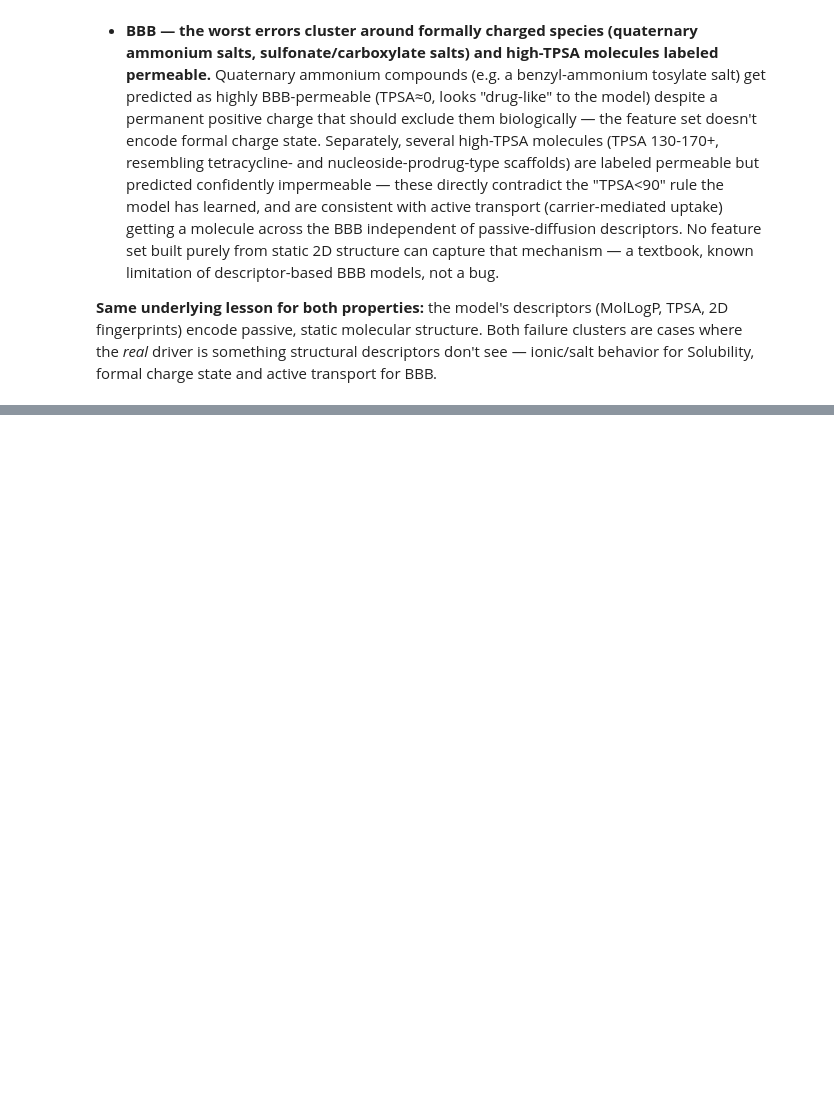
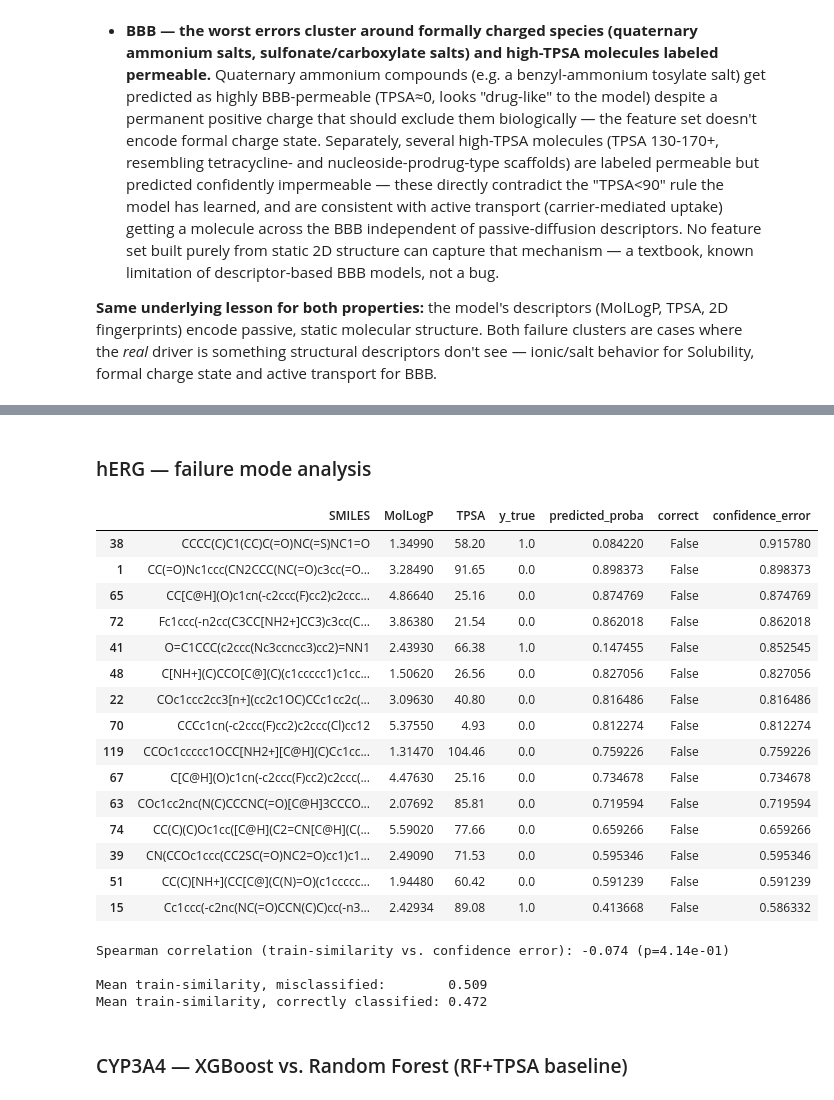
Before and after one commit to tuhinc5203/admet-property-prediction, a Jupyter notebook: Model_Improvement.ipynb, the cells around one changed output, grey strips where cells are left out. Drawn from its saved outputs; the diff is of its cells as text; code cells hidden in the pictures; blank space fills up the shorter version.

```diff
--- a/Model_Improvement.ipynb
+++ b/Model_Improvement.ipynb
@@ -913,0 +986,18 @@ Mean train-similarity, correctly classified: 0.415
+# %%
+xgb_herg_search = RandomizedSearchCV(
+    estimator=XGBClassifier(scale_pos_weight=scale_pos_weight_herg, random_state=42),
+    param_distributions=xgb_param_grid,
+    n_iter=15,
+    cv=GroupKFold(n_splits=5),
+    scoring=proba_roc_auc,
+    random_state=42,
+    n_jobs=-1,
+)
+xgb_herg_search.fit(X_herg_train, y_herg_train, groups=herg_groups)
+
+print(f"Best CV ROC-AUC: {xgb_herg_search.best_score_:.3f}")
+print(f"Best params: {xgb_herg_search.best_params_}")
+
+xgb_herg_tuned_metrics = evaluate_classification(xgb_herg_search.best_estimator_, X_herg_test, y_herg_test)
+compare_metrics('hERG: Week 2 RF -> tuned XGBoost', WEEK2_BASELINE['hERG'], xgb_herg_tuned_metrics)
+compare_metrics('hERG: tuned RF -> tuned XGBoost', rf_herg_tuned_metrics, xgb_herg_tuned_metrics)
@@ -913,0 +1041,54 @@ Mean train-similarity, correctly classified: 0.415
+# %% [markdown]
+### hERG — failure mode analysis
+# %%
+herg_model = xgb_herg_search.best_estimator_
+herg_proba = herg_model.predict_proba(X_herg_test)[:, 1]
+herg_pred = (herg_proba >= 0.5).astype(int)
+herg_correct = (herg_pred == y_herg_test)
+
+# "Confidence error": distance from the correct answer -- 0 for a confident
+# correct call, close to 1 for a confident wrong call.
+herg_conf_error = np.where(y_herg_test == 1, 1 - herg_proba, herg_proba)
+
+herg_fail_df = pd.DataFrame({
+    'SMILES': herg_test_df['Drug'].values,
+    'MolLogP': X_herg_test['MolLogP'].values,
+    'TPSA': X_herg_test['TPSA'].values,
+    'y_true': y_herg_test,
+    'predicted_proba': herg_proba,
+    'correct': herg_correct,
+    'confidence_error': herg_conf_error,
+})
+herg_fail_df.sort_values('confidence_error', ascending=False).head(15)
+# %% [output]
+|  | SMILES | MolLogP | TPSA | y_true | predicted_proba | correct | confidence_error |
+| 38 | CCCC(C)C1(CC)C(=O)NC(=S)NC1=O | 1.34990 | 58.20 | 1.0 | 0.084220 | False | 0.915780 |
+| 1 | CC(=O)Nc1ccc(CN2CCC(NC(=O)c3cc(=O... | 3.28490 | 91.65 | 0.0 | 0.898373 | False | 0.898373 |
+| 65 | CC[C@H](O)c1cn(-c2ccc(F)cc2)c2ccc... | 4.86640 | 25.16 | 0.0 | 0.874769 | False | 0.874769 |
+| 72 | Fc1ccc(-n2cc(C3CC[NH2+]CC3)c3cc(C... | 3.86380 | 21.54 | 0.0 | 0.862018 | False | 0.862018 |
+| 41 | O=C1CCC(c2ccc(Nc3ccncc3)cc2)=NN1 | 2.43930 | 66.38 | 1.0 | 0.147455 | False | 0.852545 |
+| 48 | C[NH+](C)CCO[C@](C)(c1ccccc1)c1cc... | 1.50620 | 26.56 | 0.0 | 0.827056 | False | 0.827056 |
+| 22 | COc1ccc2cc3[n+](cc2c1OC)CCc1cc2c(... | 3.09630 | 40.80 | 0.0 | 0.816486 | False | 0.816486 |
+| 70 | CCCc1cn(-c2ccc(F)cc2)c2ccc(Cl)cc12 | 5.37550 | 4.93 | 0.0 | 0.812274 | False | 0.812274 |
+| 119 | CCOc1ccccc1OCC[NH2+][C@H](C)Cc1cc... | 1.31470 | 104.46 | 0.0 | 0.759226 | False | 0.759226 |
+| 67 | C[C@H](O)c1cn(-c2ccc(F)cc2)c2ccc(... | 4.47630 | 25.16 | 0.0 | 0.734678 | False | 0.734678 |
+| 63 | COc1cc2nc(N(C)CCCNC(=O)[C@H]3CCCO... | 2.07692 | 85.81 | 0.0 | 0.719594 | False | 0.719594 |
+| 74 | CC(C)(C)Oc1cc([C@H](C2=CN[C@H](C(... | 5.59020 | 77.66 | 0.0 | 0.659266 | False | 0.659266 |
+| 39 | CN(CCOc1ccc(CC2SC(=O)NC2=O)cc1)c1... | 2.49090 | 71.53 | 0.0 | 0.595346 | False | 0.595346 |
+| 51 | CC(C)[NH+](CC[C@](C(N)=O)(c1ccccc... | 1.94480 | 60.42 | 0.0 | 0.591239 | False | 0.591239 |
+| 15 | Cc1ccc(-c2nc(NC(=O)CCN(C)C)cc(-n3... | 2.42934 | 89.08 | 1.0 | 0.413668 | False | 0.586332 |
+# %%
+herg_nn_sim = nn_tanimoto_similarity(X_herg_test[herg_fp_cols], X_herg_train[herg_fp_cols])
+
+corr, pval = spearmanr(herg_nn_sim, herg_conf_error)
+print(f"Spearman correlation (train-similarity vs. confidence error): {corr:.3f} (p={pval:.2e})")
+
+print(f"\nMean train-similarity, misclassified:        {herg_nn_sim[~herg_correct].mean():.3f}")
+print(f"Mean train-similarity, correctly classified: {herg_nn_sim[herg_correct].mean():.3f}")
+# %% [output]
+Spearman correlation (train-similarity vs. confidence error): -0.074 (p=4.14e-01)
+
+Mean train-similarity, misclassified:        0.509
+Mean train-similarity, correctly classified: 0.472
+# %% [markdown]
+### CYP3A4 — XGBoost vs. Random Forest (RF+TPSA baseline)
```
Also changed, not shown: parts of 32 cells of this notebook, 2 other files.
